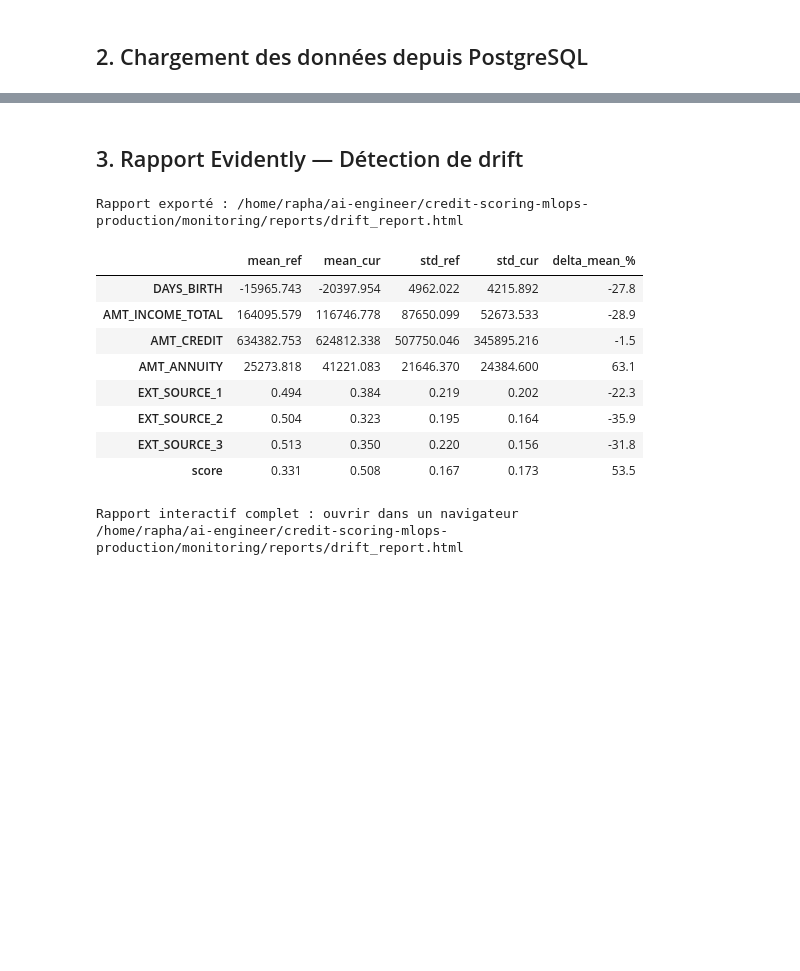
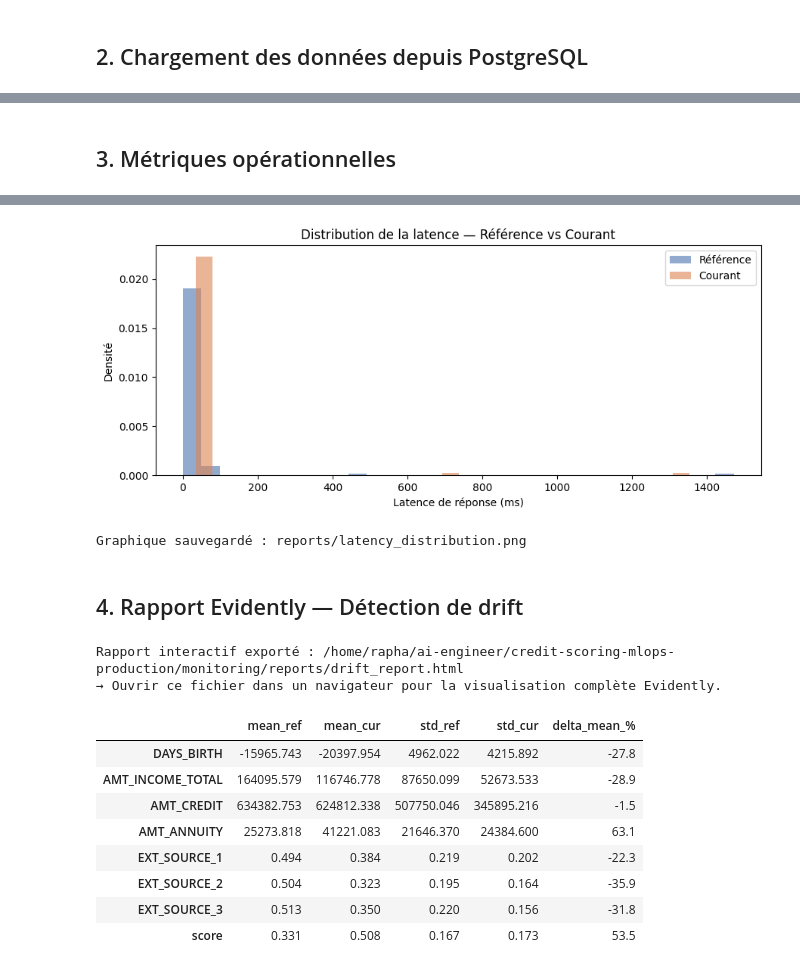
Before and after one commit to RaphaelRIVIERE/credit-scoring-mlops-production, a Jupyter notebook: monitoring/drift_report.ipynb, the cells around one changed output, grey strips where cells are left out. Cells and saved outputs as stored; diff of their text form; code cells hidden in the pictures; blank space fills up the shorter version.

```diff
--- a/monitoring/drift_report.ipynb
+++ b/monitoring/drift_report.ipynb
@@ -92,0 +112,43 @@ Courant   : 100 lignes
+# %% [markdown]
+## 3. Métriques opérationnelles
+# %%
+# Chargement des logs depuis la table dédiée
+all_logs = pd.read_sql(
+    'SELECT timestamp, response_time_ms, status_code, endpoint FROM logs ORDER BY timestamp',
+    engine,
+)
+all_logs["timestamp"] = pd.to_datetime(all_logs["timestamp"], utc=True)
+
+logs_ref = all_logs[all_logs["timestamp"] < CUTOFF]
+logs_cur = all_logs[all_logs["timestamp"] >= CUTOFF]
+
+rows = []
+for label, logs in [("Référence", logs_ref), ("Courant", logs_cur)]:
+    n = len(logs)
+    errors = (logs["status_code"] >= 400).sum()
+    rows.append({
+        "Fenêtre":         label,
+        "Requêtes":        n,
+        "Taux erreur %":   round(errors / n * 100, 2) if n > 0 else 0,
+        "Latence moy (ms)": round(logs["response_time_ms"].mean(), 1),
+        "Latence p95 (ms)": round(logs["response_time_ms"].quantile(0.95), 1),
+        "Latence p99 (ms)": round(logs["response_time_ms"].quantile(0.99), 1),
+        "Latence max (ms)": round(logs["response_time_ms"].max(), 1),
+    })
+
+ops_df = pd.DataFrame(rows).set_index("Fenêtre")
+display(ops_df)
+
+# Visualisation de la distribution de la latence
+fig, ax = plt.subplots(figsize=(9, 4))
+ax.hist(logs_ref["response_time_ms"], bins=30, alpha=0.6, label="Référence", color="#4C72B0", density=True)
+ax.hist(logs_cur["response_time_ms"], bins=30, alpha=0.6, label="Courant",   color="#DD8452", density=True)
+ax.set_xlabel("Latence de réponse (ms)")
+ax.set_ylabel("Densité")
+ax.set_title("Distribution de la latence — Référence vs Courant")
+ax.legend()
+plt.tight_layout()
+plt.savefig("reports/latency_distribution.png", dpi=150, bbox_inches="tight")
+plt.show()
+print("Graphique sauvegardé : reports/latency_distribution.png")
+# %% [output]
@@ -93,5 +159,7 @@ Courant   : 100 lignes
+[figure, added]
+Graphique sauvegardé : reports/latency_distribution.png
 # %% [markdown]
-## 3. Rapport Evidently — Détection de drift
+## 4. Rapport Evidently — Détection de drift
 # %%
 report = Report([DataDriftPreset()])
 result = report.run(
@@ -100,9 +168,11 @@ result = report.run(
 )
 
 result.save_html(str(REPORT_PATH))
-print(f"Rapport exporté : {REPORT_PATH.resolve()}")
+print(f"Rapport interactif exporté : {REPORT_PATH.resolve()}")
+print("→ Ouvrir ce fichier dans un navigateur pour la visualisation complète Evidently.")
 # %% [output]
-Rapport exporté : /home/rapha/ai-engineer/credit-scoring-mlops-production/monitoring/reports/drift_report.html
+Rapport interactif exporté : /home/rapha/ai-engineer/credit-scoring-mlops-production/monitoring/reports/drift_report.html
+→ Ouvrir ce fichier dans un navigateur pour la visualisation complète Evidently.
 # %%
 summary = pd.DataFrame({
     "mean_ref":    reference.mean(numeric_only=True).round(3),
@@ -113,8 +183,6 @@ summary = pd.DataFrame({
 summary["delta_mean_%"] = ((summary["mean_cur"] - summary["mean_ref"]) / summary["mean_ref"].abs() * 100).round(1)
 
 display(summary)
-print(f"\nRapport interactif complet : ouvrir dans un navigateur")
-print(REPORT_PATH.resolve())
 # %% [output]
 |  | mean_ref | mean_cur | std_ref | std_cur | delta_mean_% |
 | DAYS_BIRTH | -15965.743 | -20397.954 | 4962.022 | 4215.892 | -27.8 |
@@ -125,5 +193,3 @@ print(REPORT_PATH.resolve())
 | EXT_SOURCE_2 | 0.504 | 0.323 | 0.195 | 0.164 | -35.9 |
 | EXT_SOURCE_3 | 0.513 | 0.350 | 0.220 | 0.156 | -31.8 |
 | score | 0.331 | 0.508 | 0.167 | 0.173 | 53.5 |
-Rapport interactif complet : ouvrir dans un navigateur
-/home/rapha/ai-engineer/credit-scoring-mlops-production/monitoring/reports/drift_report.html
```
Also changed, not shown: parts of 8 cells of this notebook.
